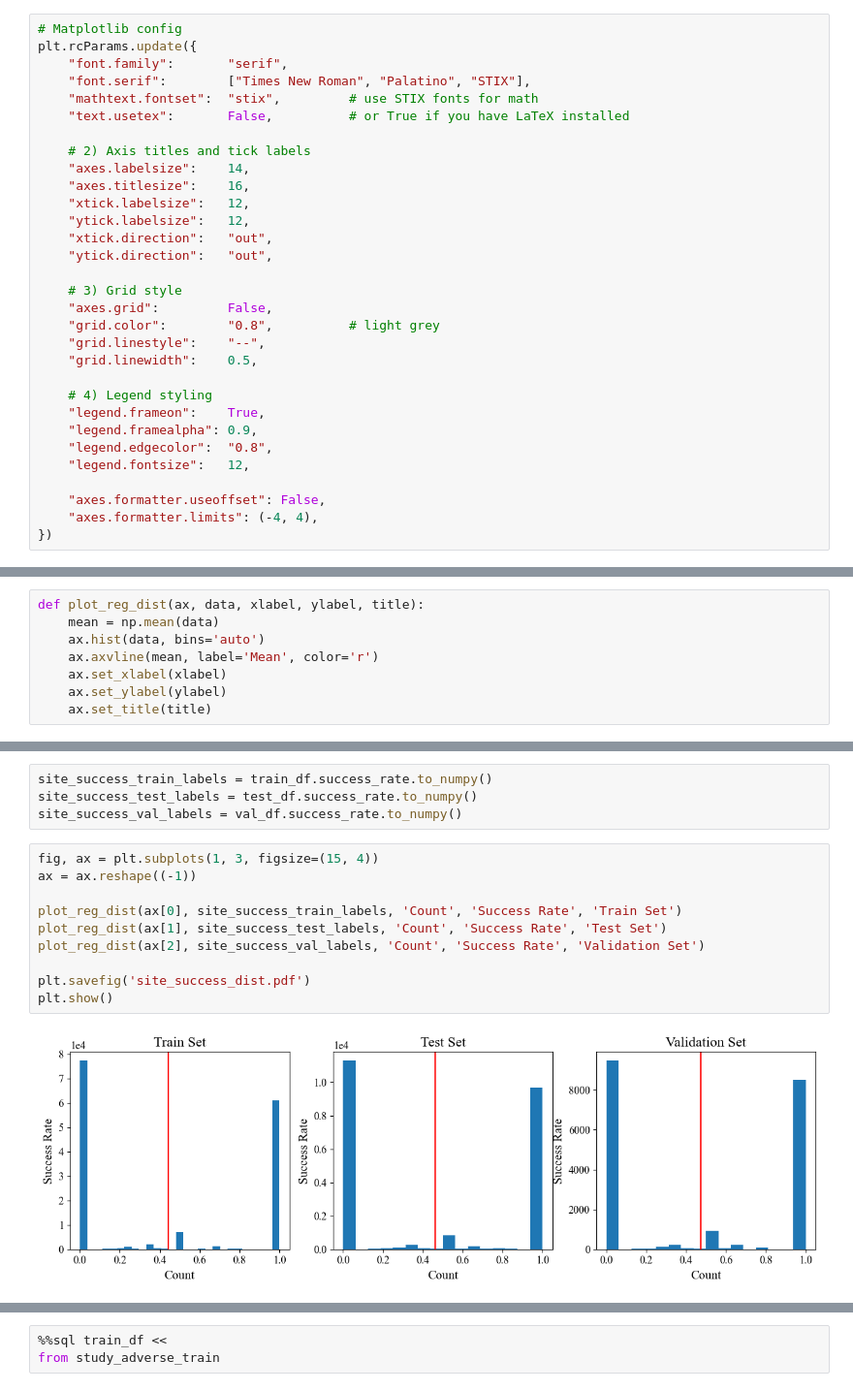
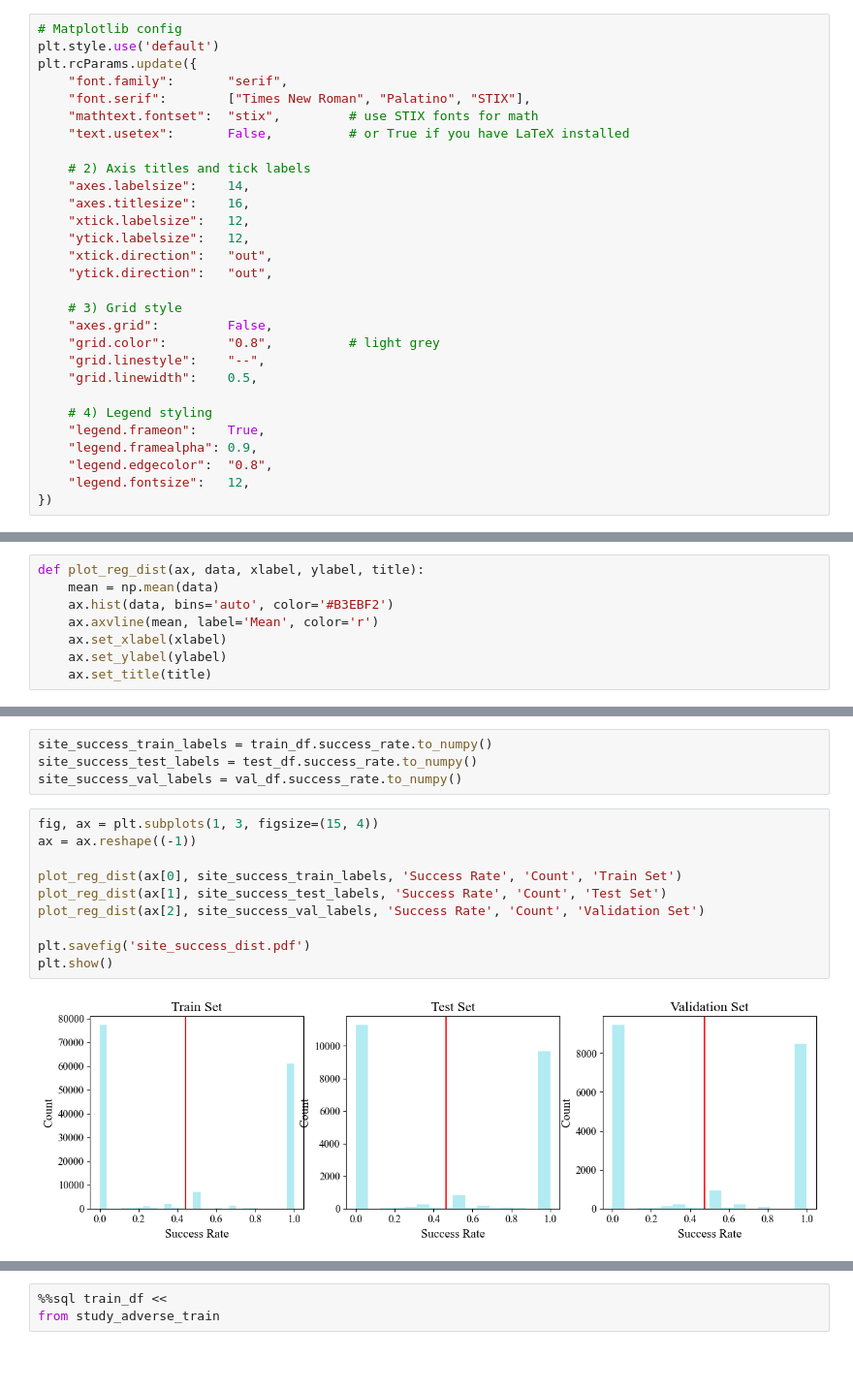
Before and after one commit to ignaciocunado/gt-rdl, a Jupyter notebook: data_analysis/eda.ipynb, the cells around one changed output, grey strips where cells are left out. Shown: that part at 97% size. Saved outputs shown, nothing was run; the diff lists cells and outputs as text; blank space fills up the shorter version.

```diff
--- a/data_analysis/eda.ipynb
+++ b/data_analysis/eda.ipynb
@@ -9,6 +10,7 @@ import numpy as np
 # jupysql is a requirement too
 # %%
 # Matplotlib config
+plt.style.use('default')
 plt.rcParams.update({
     "font.family":       "serif",
     "font.serif":        ["Times New Roman", "Palatino", "STIX"],
@@ -34,9 +36,6 @@ plt.rcParams.update({
     "legend.framealpha": 0.9,
     "legend.edgecolor":  "0.8",
     "legend.fontsize":   12,
-
-    "axes.formatter.useoffset": False,
-    "axes.formatter.limits": (-4, 4),
 })
 # %%
 utils.db_setup('rel-f1', 'f1.db')
@@ -114,7 +120,7 @@ driver_pos_val_labels = val_df['position'].to_numpy()
 # %%
 def plot_reg_dist(ax, data, xlabel, ylabel, title):
     mean = np.mean(data)
-    ax.hist(data, bins='auto')
+    ax.hist(data, bins='auto', color='#B3EBF2')
     ax.axvline(mean, label='Mean', color='r')
     ax.set_xlabel(xlabel)
     ax.set_ylabel(ylabel)
@@ -666,12 +801,12 @@ site_success_val_labels = val_df.success_rate.to_numpy()
 # %%
 fig, ax = plt.subplots(1, 3, figsize=(15, 4))
 ax = ax.reshape((-1))
 
-plot_reg_dist(ax[0], site_success_train_labels, 'Count', 'Success Rate', 'Train Set')
-plot_reg_dist(ax[1], site_success_test_labels, 'Count', 'Success Rate', 'Test Set')
-plot_reg_dist(ax[2], site_success_val_labels, 'Count', 'Success Rate', 'Validation Set')
+plot_reg_dist(ax[0], site_success_train_labels, 'Success Rate', 'Count', 'Train Set')
+plot_reg_dist(ax[1], site_success_test_labels, 'Success Rate', 'Count', 'Test Set')
+plot_reg_dist(ax[2], site_success_val_labels, 'Success Rate', 'Count', 'Validation Set')
 
 plt.savefig('site_success_dist.pdf')
 plt.show()
 # %% [output]
-[figure, old version]
+[figure, new version]
```
Also changed, not shown: parts of 32 cells of this notebook, 17 other files.
